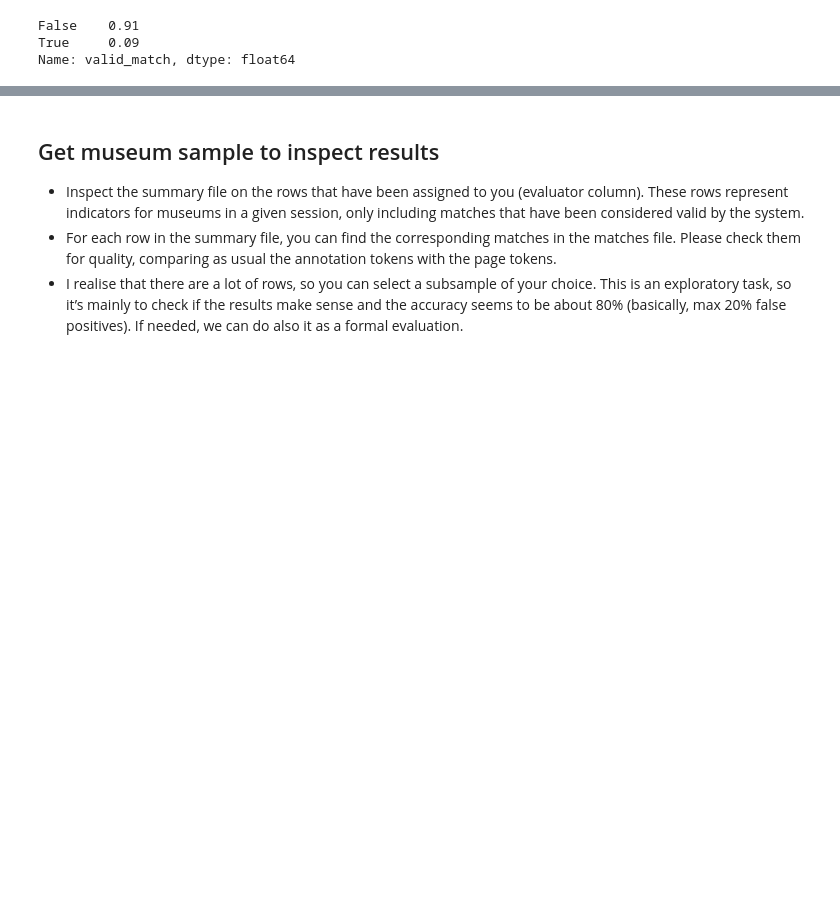
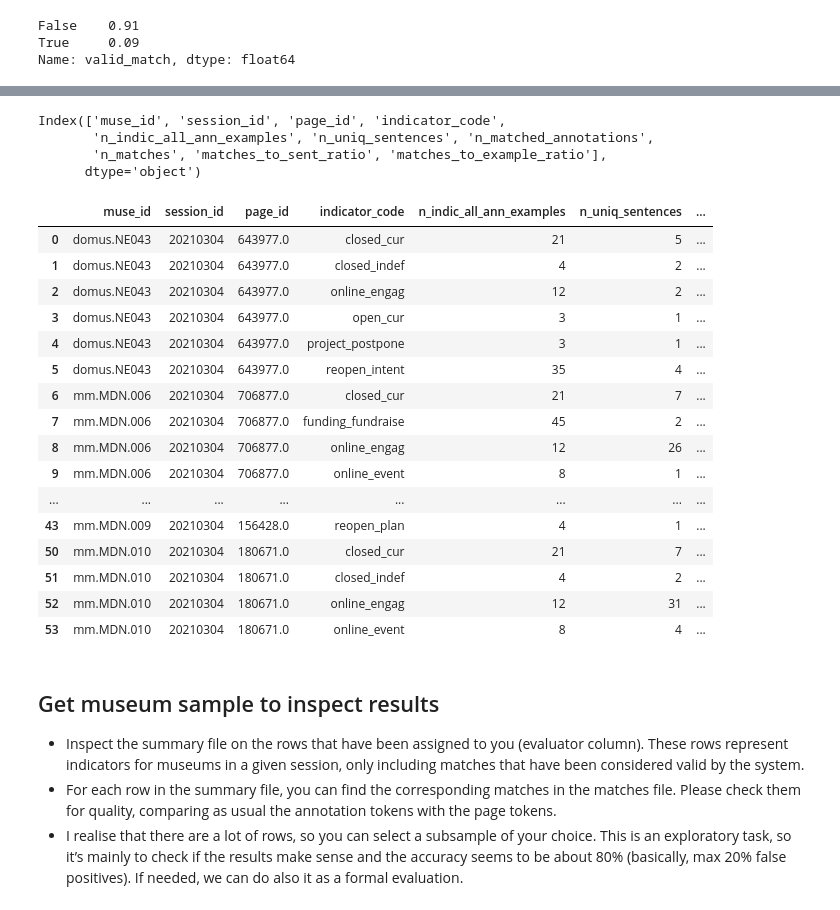
Before and after one commit to Birkbeck/museums-in-the-pandemic, a Jupyter notebook: mip/notebooks/02_extract_indicators.ipynb, the cells around one changed output, grey strips where cells are left out. Cells and saved outputs as stored; diff of their text form; code cells hidden in the pictures; blank space fills up the shorter version.

```diff
--- a/mip/notebooks/02_extract_indicators.ipynb
+++ b/mip/notebooks/02_extract_indicators.ipynb
@@ -294,3 +327,51 @@ Name: session_id, dtype: int64
+# %%
+col_aggr = ['muse_id','session_id','page_id','indicator_code','n_indic_all_ann_examples']
+
+def aggr_indicators_sent(df):
+    d = {}
+    for c in col_aggr:
+        d[c] = df[c].tolist()[0]
+    d['n_uniq_sentences'] = df['sentence_id'].nunique()
+    d['n_matched_annotations'] = df['example_id'].nunique()
+    d['n_matches'] = len(df)
+    d['matches_to_sent_ratio'] = round(d['n_matches'] / d['n_uniq_sentences'],3)
+    d['matches_to_example_ratio'] = round(d['n_matches'] / d['n_indic_all_ann_examples'],3)
+    #d['matches_ratio'] = round(d['n_matches'] / d['n_indic_all_ann_examples'],3)
+    return pd.Series(d)
+
+n = len(allsess_match_valid_df)
+allsess_match_valid_df2 = allsess_match_valid_df.merge(ann_stats_df, on='indicator_code')
+assert n == len(allsess_match_valid_df2)
+
+muse_indic_sent_df = allsess_match_valid_df2.groupby(col_aggr).apply(aggr_indicators_sent)
+print(muse_indic_sent_df.columns)
+muse_indic_sent_df.reset_index(drop=True, inplace=True)
+muse_indic_sent_df = muse_indic_sent_df.sort_values(['session_id','muse_id','indicator_code'])
+#print(muse_indic_sent_df.session_id.value_counts())
+muse_indic_sent_df.to_excel(out_folder+'tmp/museum_indicators_sent_stats-v1.xlsx', index=False)
+muse_indic_sent_df.head(30)
+# %% [output]
+Index(['muse_id', 'session_id', 'page_id', 'indicator_code',
+       'n_indic_all_ann_examples', 'n_uniq_sentences', 'n_matched_annotations',
+       'n_matches', 'matches_to_sent_ratio', 'matches_to_example_ratio'],
+      dtype='object')
+|  | muse_id | session_id | page_id | indicator_code | n_indic_all_ann_examples | n_uniq_sentences | ... |
+| 0 | domus.NE043 | 20210304 | 643977.0 | closed_cur | 21 | 5 | ... |
+| 1 | domus.NE043 | 20210304 | 643977.0 | closed_indef | 4 | 2 | ... |
+| 2 | domus.NE043 | 20210304 | 643977.0 | online_engag | 12 | 2 | ... |
+| 3 | domus.NE043 | 20210304 | 643977.0 | open_cur | 3 | 1 | ... |
+| 4 | domus.NE043 | 20210304 | 643977.0 | project_postpone | 3 | 1 | ... |
+| 5 | domus.NE043 | 20210304 | 643977.0 | reopen_intent | 35 | 4 | ... |
+| 6 | mm.MDN.006 | 20210304 | 706877.0 | closed_cur | 21 | 7 | ... |
+| 7 | mm.MDN.006 | 20210304 | 706877.0 | funding_fundraise | 45 | 2 | ... |
+| 8 | mm.MDN.006 | 20210304 | 706877.0 | online_engag | 12 | 26 | ... |
+| 9 | mm.MDN.006 | 20210304 | 706877.0 | online_event | 8 | 1 | ... |
+| ... | ... | ... | ... | ... | ... | ... | ... |
+| 43 | mm.MDN.009 | 20210304 | 156428.0 | reopen_plan | 4 | 1 | ... |
+| 50 | mm.MDN.010 | 20210304 | 180671.0 | closed_cur | 21 | 7 | ... |
+| 51 | mm.MDN.010 | 20210304 | 180671.0 | closed_indef | 4 | 2 | ... |
+| 52 | mm.MDN.010 | 20210304 | 180671.0 | online_engag | 12 | 31 | ... |
+| 53 | mm.MDN.010 | 20210304 | 180671.0 | online_event | 8 | 4 | ... |
 # %% [markdown]
 ## Get museum sample to inspect results
 
```
Also changed, not shown: parts of 6 cells of this notebook, 2 other files.
